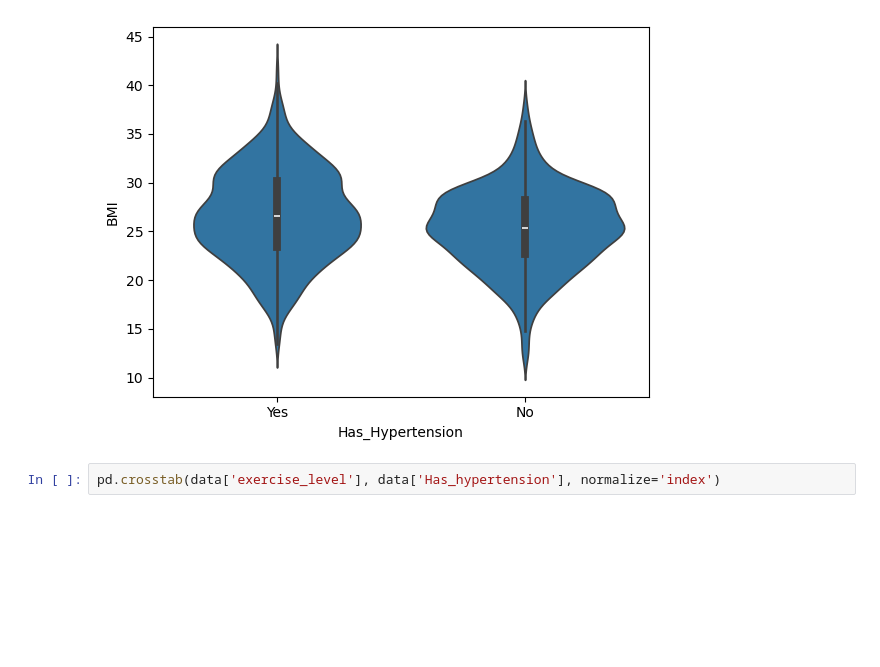
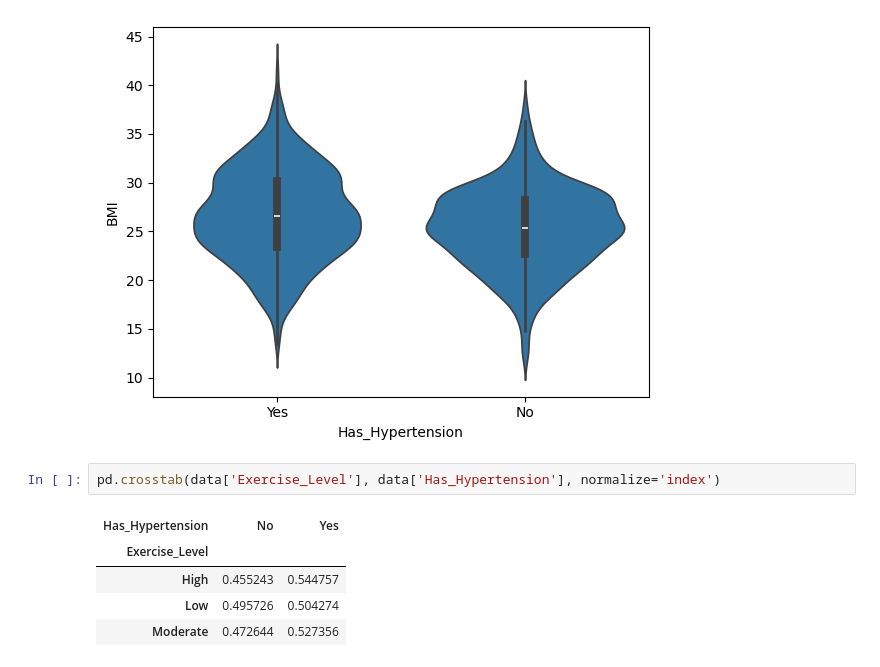
Before and after one commit to alabhastam/hypertension_project, a Jupyter notebook: main.ipynb, the cells around one changed output. Cells and saved outputs as stored; diff of their text form; blank space fills up the shorter version.

```diff
--- a/main.ipynb
+++ b/main.ipynb
@@ -92,4 +92,10 @@ sns.violinplot(x='Has_Hypertension', y='BMI', data=data)
 <Axes: xlabel='Has_Hypertension', ylabel='BMI'>
 [figure]
 # %%
-pd.crosstab(data['exercise_level'], data['Has_hypertension'], normalize='index')
+pd.crosstab(data['Exercise_Level'], data['Has_Hypertension'], normalize='index')
+# %% [output]
+| Has_Hypertension | No | Yes |
+| Exercise_Level |  |  |
+| High | 0.455243 | 0.544757 |
+| Low | 0.495726 | 0.504274 |
+| Moderate | 0.472644 | 0.527356 |
```
Also changed, not shown: parts of 1 cell of this notebook.
